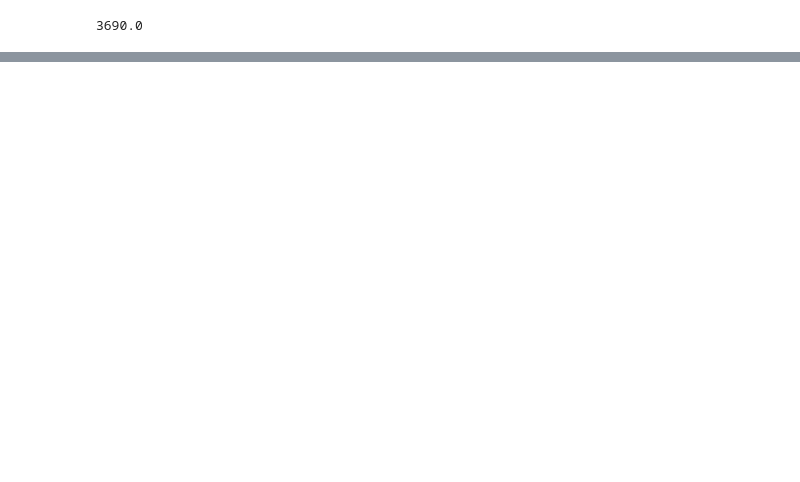
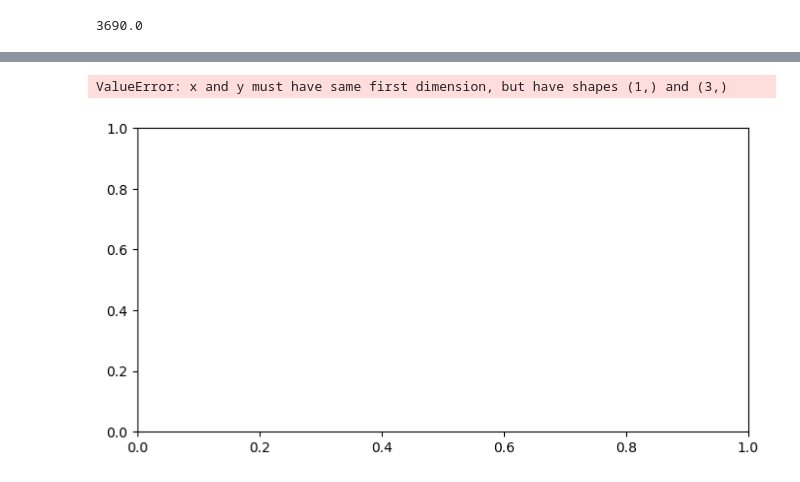
Before and after one commit to Vatakill/JupyterNotebooksR, a Jupyter notebook: pandos.ipynb, the cells around one changed output, grey strips where cells are left out. Cells and saved outputs as stored; diff of their text form; code cells hidden in the pictures; blank space fills up the shorter version.

```diff
--- a/pandos.ipynb
+++ b/pandos.ipynb
@@ -923,0 +1141,16 @@ SyntaxError: invalid syntax (1628953839.py, line 3)
+# %%
+a = AutoSkirstymas
+b = Skirstymas
+
+langas, grafikas = plt.subplots(figsize=[8,4])
+# .plot() metodas
+grafikas.plot(a,b, label="Čia yra A dydis", linestyle = ':')
+
+grafikas.set_xlabel("cia x asis")
+grafikas.set_title('cia yra pavadinimas')
+
+
+plt.show()
+# %% [output]
+ValueError: x and y must have same first dimension, but have shapes (1,) and (3,)
+[figure, added]
```
Also changed, not shown: parts of 12 cells of this notebook, 1 other file.
